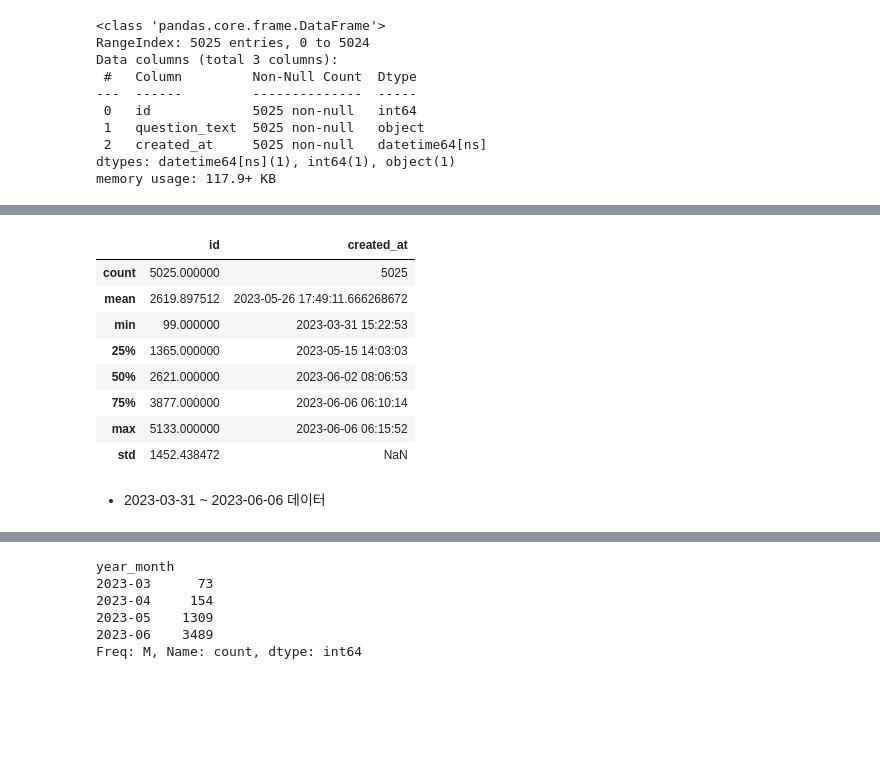
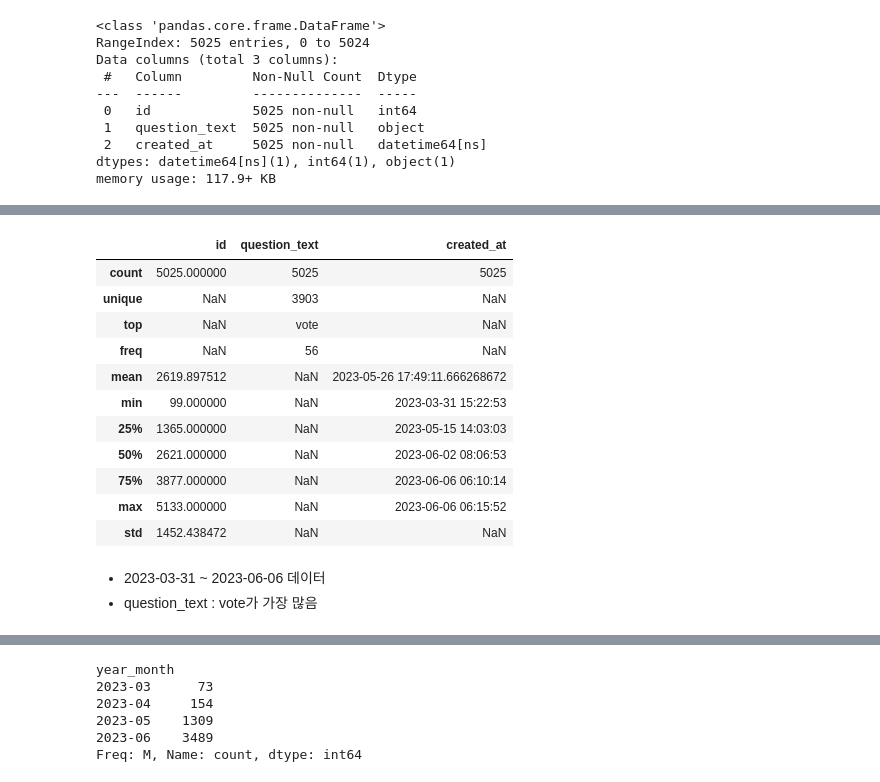
Before and after one commit to seung127/codeit_project, a Jupyter notebook: codeit-project-docker/notebooks/eda.ipynb, the cells around one changed output, grey strips where cells are left out. Drawn from its saved outputs; the diff is of its cells as text; code cells hidden in the pictures; blank space fills up the shorter version.

Commit message:
eda_votes_done_basic_push

```diff
--- a/codeit-project-docker/notebooks/eda.ipynb
+++ b/codeit-project-docker/notebooks/eda.ipynb
@@ -59,6 +59,9 @@ WARNING: Running pip as the 'root' user can result in broken permissions and con
 
 [notice] A new release of pip is available: 24.0 -> 25.1.1
 [notice] To update, run: pip install --upgrade pip
+# %%
+# Pandas 보기 옵션
+pd.set_option('display.max_columns',100)
 # %%
 # 필요한 라이브러리 불러오기
 import pandas as pd
@@ -704,7 +1641,7 @@ Name: count, dtype: int64
 # GCS 파일 경로
 gcs_path = "gs://codeit-project/votes/polls_question.parquet"
 # 데이터 불러오기
-polls_question_df = pd.read_parquet(gcs_path, storage_options={"token": key_path})
+polls_question_df = pd.read_parquet(gcs_path, storage_options={"token": None})
 
 # 확인
 display(polls_question_df.head())
@@ -733,15 +1690,19 @@ memory usage: 117.9+ KB
 # %%
-polls_question_df.describe()
+polls_question_df.describe(include='all')
 # %% [output]
-|  | id | created_at |
-| count | 5025.000000 | 5025 |
-| mean | 2619.897512 | 2023-05-26 17:49:11.666268672 |
-| min | 99.000000 | 2023-03-31 15:22:53 |
-| 25% | 1365.000000 | 2023-05-15 14:03:03 |
-| 50% | 2621.000000 | 2023-06-02 08:06:53 |
-| 75% | 3877.000000 | 2023-06-06 06:10:14 |
-| max | 5133.000000 | 2023-06-06 06:15:52 |
-| std | 1452.438472 | NaN |
+|  | id | question_text | created_at |
+| count | 5025.000000 | 5025 | 5025 |
+| unique | NaN | 3903 | NaN |
+| top | NaN | vote | NaN |
+| freq | NaN | 56 | NaN |
+| mean | 2619.897512 | NaN | 2023-05-26 17:49:11.666268672 |
+| min | 99.000000 | NaN | 2023-03-31 15:22:53 |
+| 25% | 1365.000000 | NaN | 2023-05-15 14:03:03 |
+| 50% | 2621.000000 | NaN | 2023-06-02 08:06:53 |
+| 75% | 3877.000000 | NaN | 2023-06-06 06:10:14 |
+| max | 5133.000000 | NaN | 2023-06-06 06:15:52 |
+| std | 1452.438472 | NaN | NaN |
 # %% [markdown]
 - 2023-03-31 ~ 2023-06-06 데이터
+- question_text : vote가 가장 많음
 # %%
```
Also changed, not shown: parts of 156 cells of this notebook.
